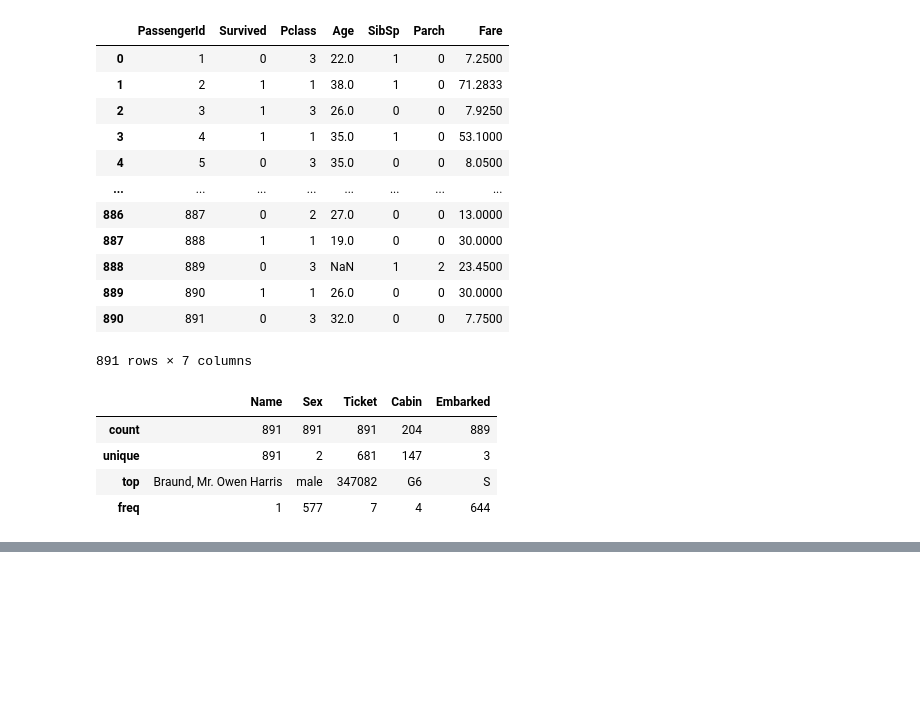
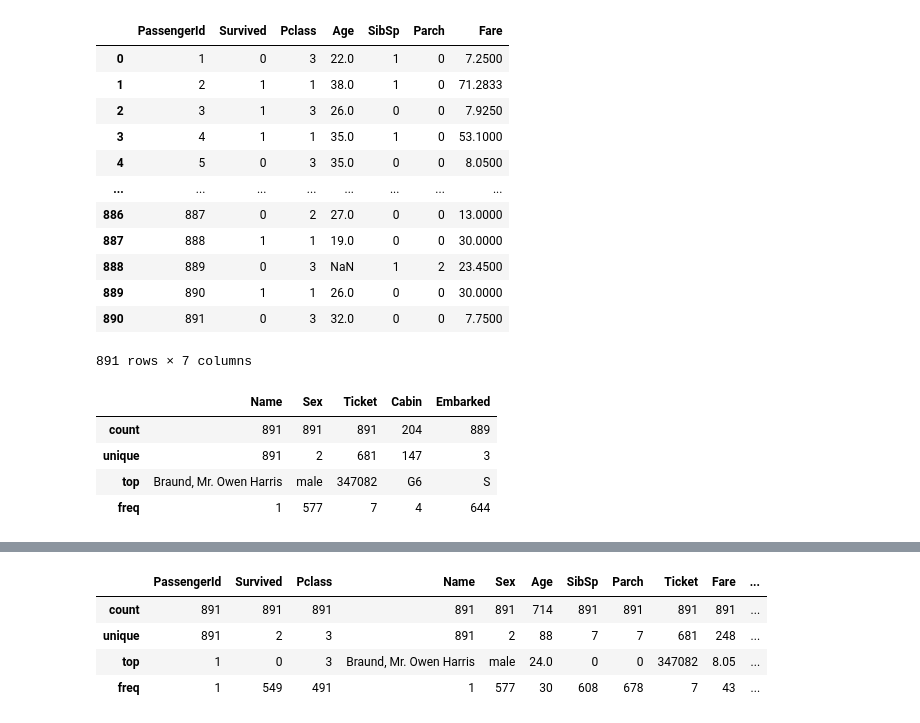
Before and after one commit to pashupatinathvidyarthi/Data-Analytics, a Jupyter notebook: Pandas/Pandas_02.ipynb, the cells around one changed output, grey strips where cells are left out. Cells and saved outputs as stored; diff of their text form; code cells hidden in the pictures; blank space fills up the shorter version.

```diff
--- a/Pandas/Pandas_02.ipynb
+++ b/Pandas/Pandas_02.ipynb
@@ -185,0 +233,8 @@ df[df.dtypes[df.dtypes=='str'].index].describe() #gives us the statistical summa
+# %%
+df.astype('str').describe() #gives us the statistical summary of the dataset after converting all the columns to object data type. It gives us the count, unique values, top value, and frequency of the top value for each column in the dataset after converting all the columns to object data type.
+# %% [output]
+|  | PassengerId | Survived | Pclass | Name | Sex | Age | SibSp | Parch | Ticket | Fare | ... |
+| count | 891 | 891 | 891 | 891 | 891 | 714 | 891 | 891 | 891 | 891 | ... |
+| unique | 891 | 2 | 3 | 891 | 2 | 88 | 7 | 7 | 681 | 248 | ... |
+| top | 1 | 0 | 3 | Braund, Mr. Owen Harris | male | 24.0 | 0 | 0 | 347082 | 8.05 | ... |
+| freq | 1 | 549 | 491 | 1 | 577 | 30 | 608 | 678 | 7 | 43 | ... |
```
Also changed, not shown: parts of 19 cells of this notebook.
